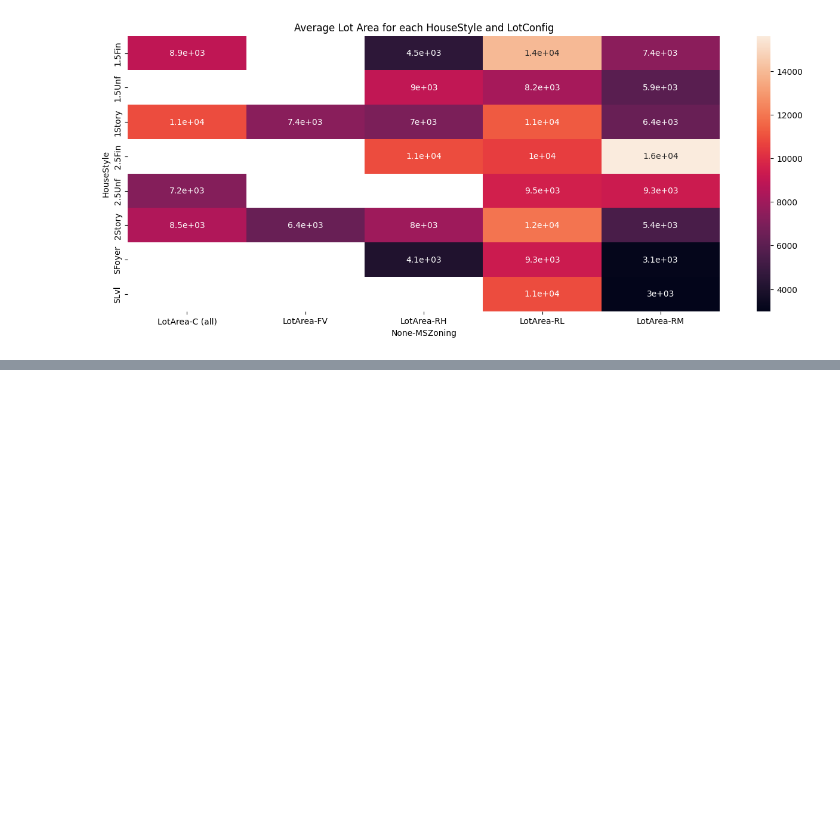
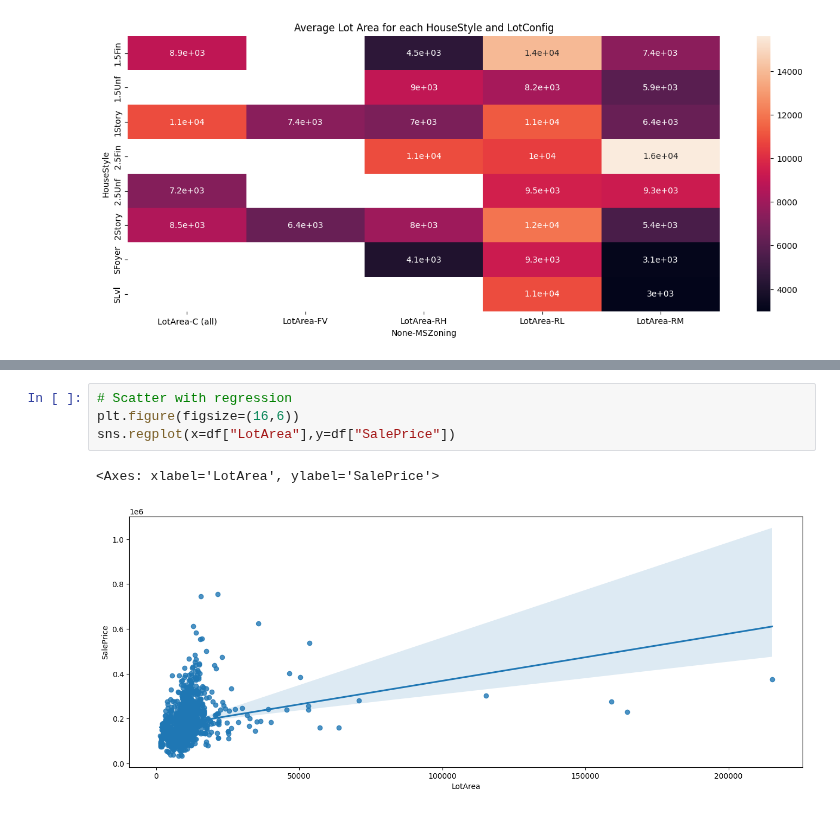
Before and after one commit to afrut/learn-ml, a Jupyter notebook: template/visualization.ipynb, the cells around one changed output, grey strips where cells are left out. Drawn from its saved outputs; the diff is of its cells as text; blank space fills up the shorter version.

```diff
--- a/template/visualization.ipynb
+++ b/template/visualization.ipynb
@@ -79,0 +87,7 @@ sns.heatmap(data=grouped, annot=True)
+# %%
+# Scatter with regression
+plt.figure(figsize=(16,6))
+sns.regplot(x=df["LotArea"],y=df["SalePrice"])
+# %% [output]
+<Axes: xlabel='LotArea', ylabel='SalePrice'>
+[figure, added]
```
Also changed, not shown: parts of 3 cells of this notebook.
